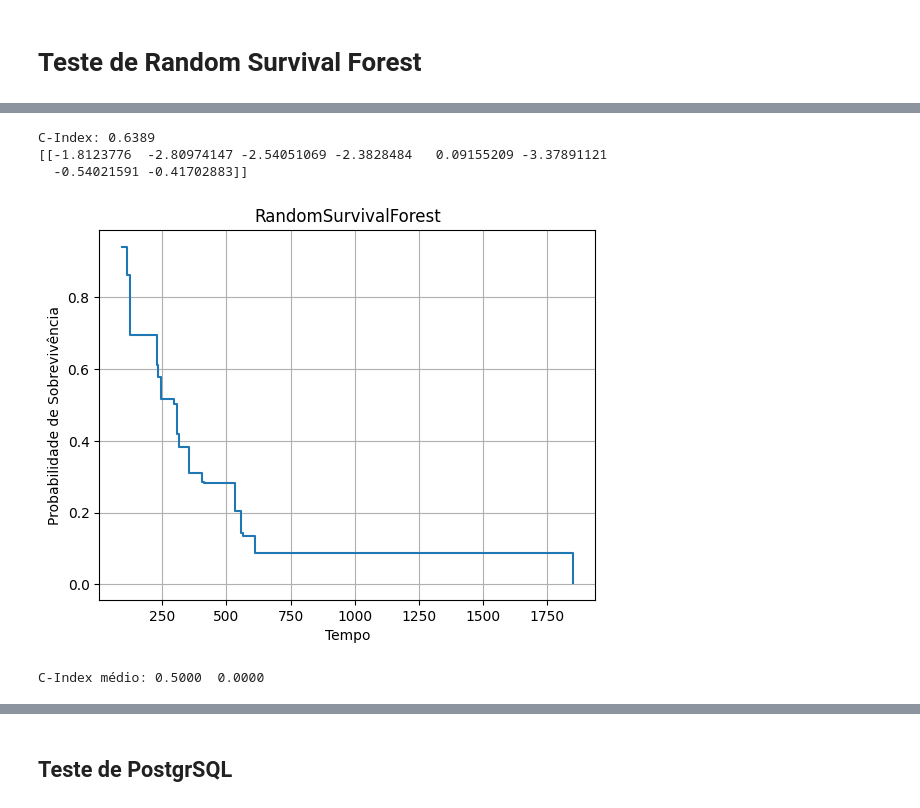
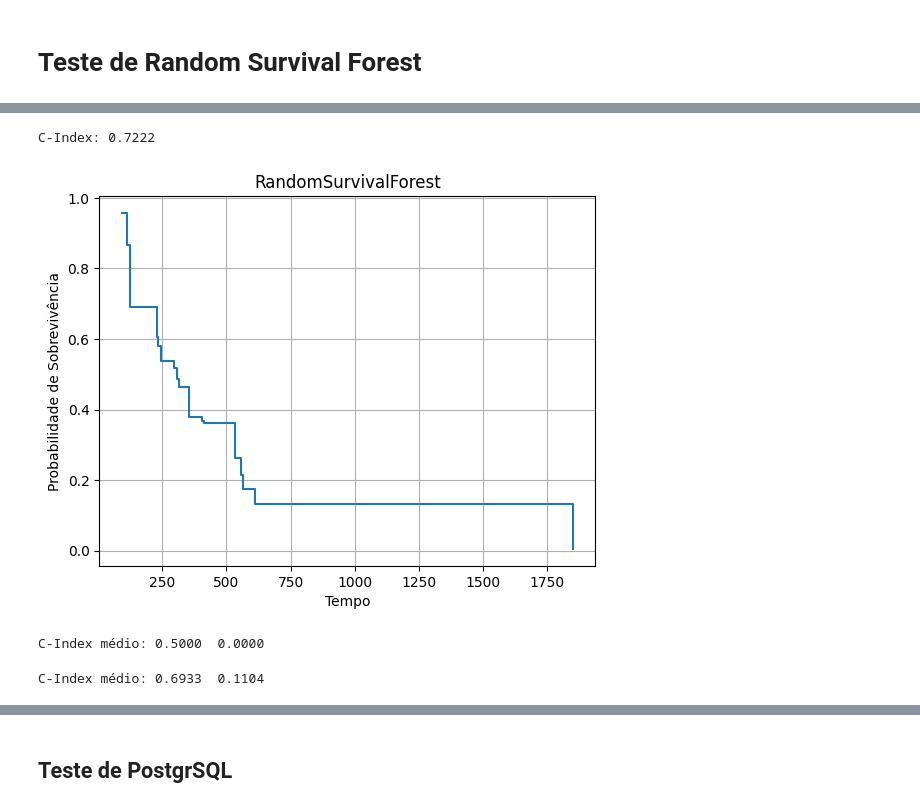
Before and after one commit to GoncaloCSilva/Detect-id, a Jupyter notebook: my_detectID/teste.ipynb, the cells around one changed output, grey strips where cells are left out. Saved outputs shown, nothing was run; the diff lists cells and outputs as text; code cells hidden in the pictures.

```diff
--- a/my_detectID/teste.ipynb
+++ b/my_detectID/teste.ipynb
@@ -184,74 +351,44 @@ from sksurv.util import Surv
 from sklearn.preprocessing import StandardScaler
 import matplotlib.pyplot as plt
 
-# Ler CSV
-df = pd.read_csv("detectid_com_tempo.csv")
 
-# Converter a coluna 'datetime' para tipo datetime
 df['datetime'] = pd.to_datetime(df['datetime'])
 
-# Ordenar pelas datas de medição para garantir que a última é mesmo a mais recente
 df = df.sort_values(by=["person_id", "datetime"])
 
-# Manter apenas a última medição por pessoa
-# df_latest = df.groupby("person_id", as_index=False).last()
-
-# Features a usar
-features = [
-    "Nível de Consciência",
-    "Frequência Cardíaca",
-    "TA Sistólica",
-    "TA Diastólica",
-    "Temperatura",
-    "SpO2",
-    "Necessidade de O2",
-    "Dor"
-]
-
-# Eliminar linhas com valores nulos (opcional, simplificação)
 df_latest = df.dropna(subset=features + ["Tempo", "Evento"])
 
 X = df_latest[features]
 y = Surv.from_dataframe("Evento", "Tempo", df_latest)
 
 # Normalizar
 scaler = StandardScaler()
 X_scaled = scaler.fit_transform(X)
 
 # Dividir treino/teste
 X_train, X_test, y_train, y_test = train_test_split(X_scaled, y, test_size=0.3, random_state=33)
 X_val_train, X_val_test, y_val_train, y_val_test = train_test_split(X_train, y_train, test_size=0.3, random_state=33)
 
-
-# Treinar modelo
 rsf = RandomSurvivalForest()
-
 
 rsf.fit(X_val_train, y_val_train)
 
 rsf.fit(X_train, y_train)
 
-# Avaliação
 score = rsf.score(X_test, y_test)
 print(f"C-Index: {score:.4f}")
 
-# Previsão de função de sobrevivência para o primeiro indivíduo do conjunto de teste
 surv_fn = rsf.predict_survival_function(X_test[:1])
 
-
-
-# Visualização
 plt.step(surv_fn[0].x, surv_fn[0].y, where="post")
 plt.title("RandomSurvivalForest")
 plt.xlabel("Tempo")
 plt.ylabel("Probabilidade de Sobrevivência")
 plt.grid()
 plt.show()
 # %% [output]
-C-Index: 0.6389
-[[-1.8123776  -2.80974147 -2.54051069 -2.3828484   0.09155209 -3.37891121
-  -0.54021591 -0.41702883]]
+C-Index: 0.7222
-[figure, old version]
+[figure, new version]
 # %%
 from sksurv.metrics import concordance_index_censored
 from sklearn.model_selection import KFold
@@ -284,6 +420,31 @@ for train_index, test_index in kf.split(X_scaled):
 print(f"C-Index médio: {np.mean(scores):.4f}  {np.std(scores):.4f}")
 # %% [output]
 C-Index médio: 0.5000  0.0000
+# %%
+from sksurv.metrics import concordance_index_censored
+from sklearn.model_selection import KFold
+import numpy as np
+
+kf = KFold(n_splits=5, shuffle=True, random_state=42)
+
+scores = []
+
+for train_index, test_index in kf.split(X_scaled):
+    X_train_cv, X_test_cv = X_scaled[train_index], X_scaled[test_index]
+    y_train_cv, y_test_cv = y[train_index], y[test_index]
+
+    rsf_cv = RandomSurvivalForest()
+
+    rsf_cv.fit(X_train_cv, y_train_cv)
+
+    pred = rsf_cv.predict(X_test_cv)
+
+    score = concordance_index_censored(y_test_cv["Evento"], y_test_cv["Tempo"], pred)[0]
+    scores.append(score)
+
+print(f"C-Index médio: {np.mean(scores):.4f}  {np.std(scores):.4f}")
+# %% [output]
+C-Index médio: 0.6933  0.1104
 # %%
 print(df_latest['Evento'].value_counts())
 print(df_latest['Tempo'].describe())
```
Also changed, not shown: parts of 6 cells of this notebook, 1 other file.
